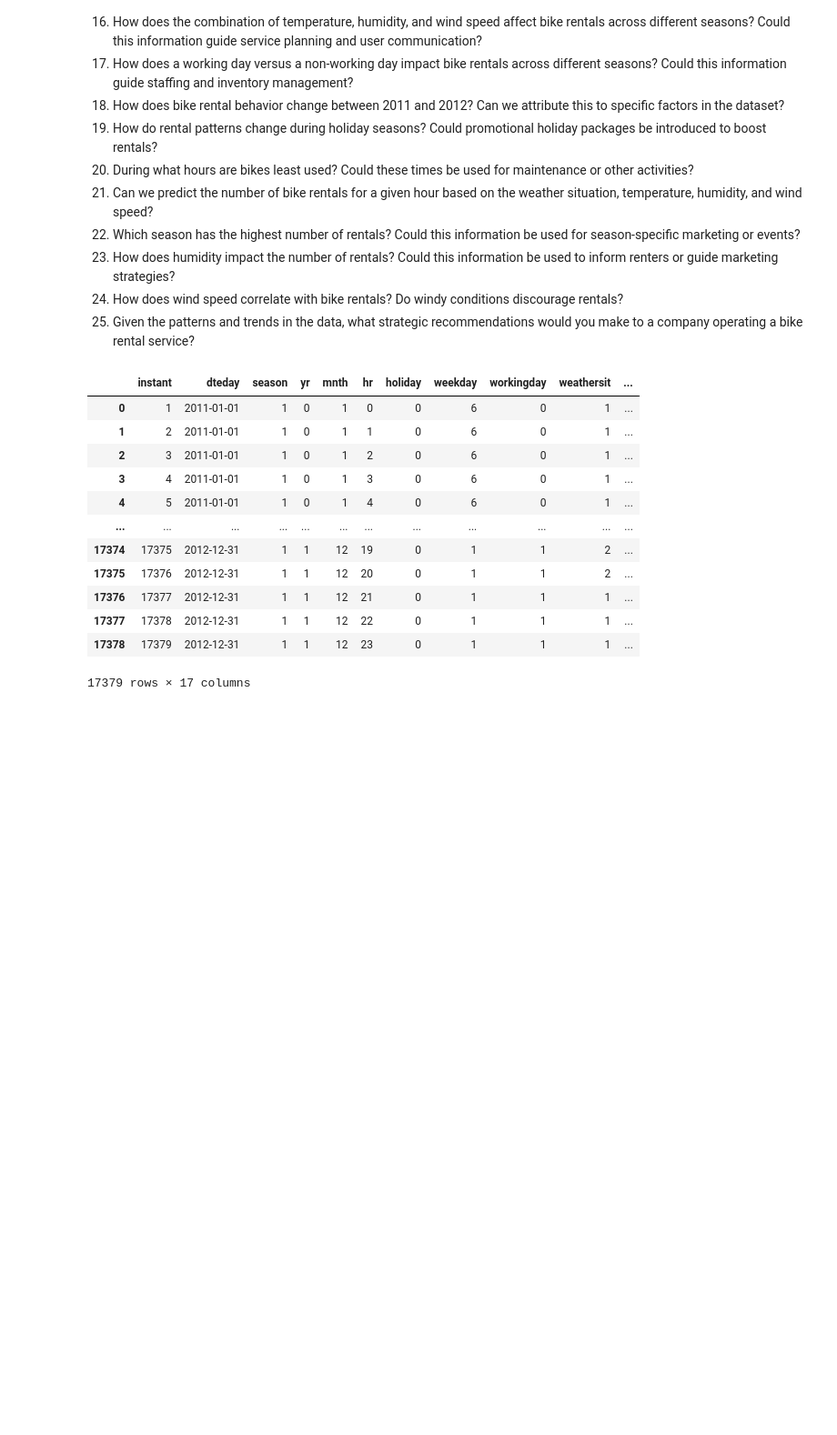
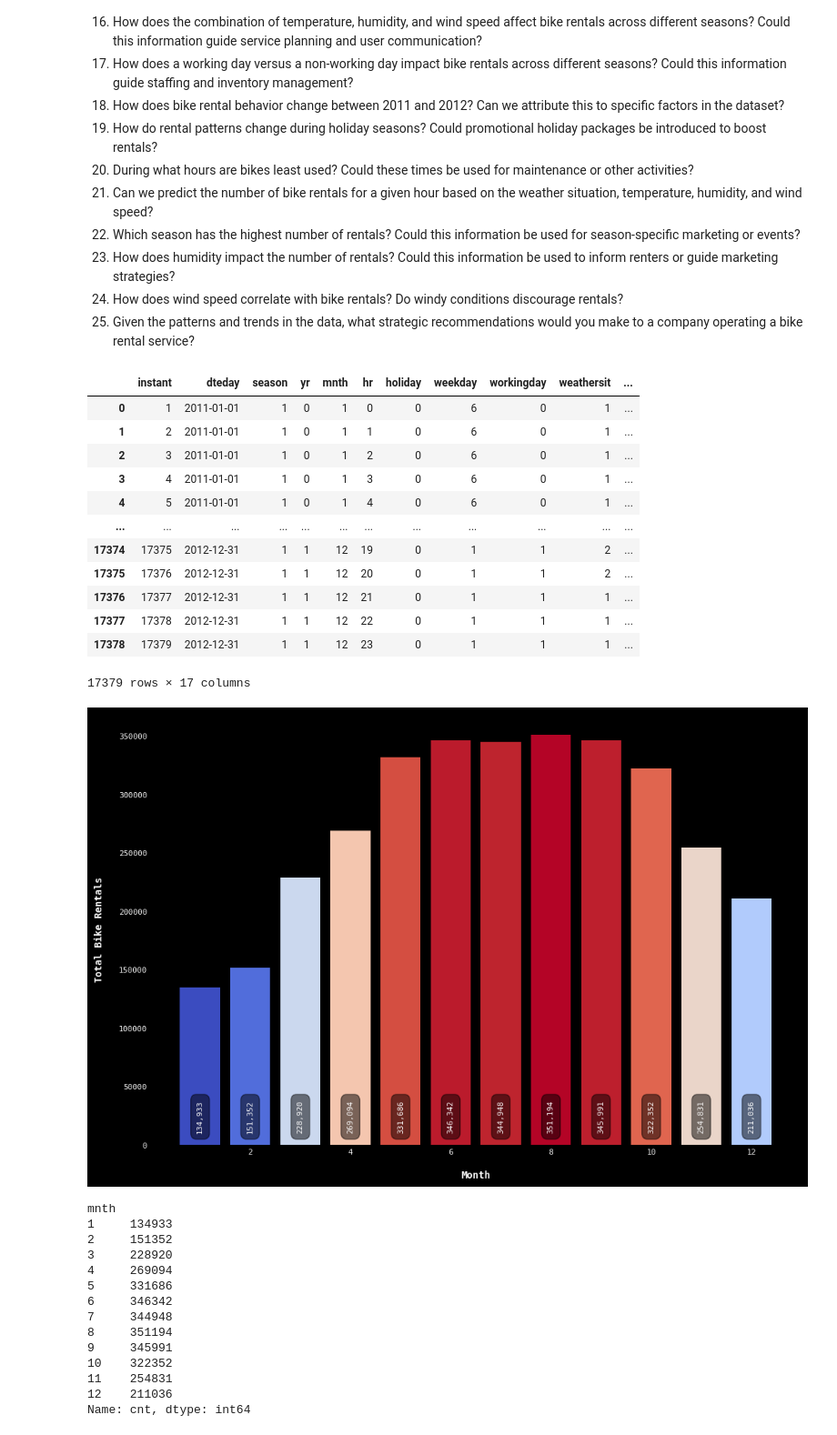
Before and after one commit to jparkington/Project-Cultivate, a Jupyter notebook: Exploration.ipynb, the cells around one changed output. Shown: that part at 91% size. Saved outputs shown, nothing was run; the diff lists cells and outputs as text; code cells hidden in the pictures; blank space fills up the shorter version.

```diff
--- a/Exploration.ipynb
+++ b/Exploration.ipynb
@@ -9,12 +9,15 @@ runtime configuration parameters to define attributes of each chart once, so tha
 for each subsequent plot.
 '''
 
+import calendar          as cal
+import datetime          as dtt
 import numpy             as np
 import pandas            as pd
 import seaborn           as sns
 import scipy             as sci
 import matplotlib.pyplot as plt
 
+from cycler import cycler
 from typing import *
 
 plot_params = {
@@ -29,10 +32,11 @@ plot_params = {
     'axes.labelweight'   : 'bold',               # Legend parameters
     'axes.titlesize'     : 12,                   'legend.fontsize'    : 8,
     'axes.titleweight'   : 'bold',               'legend.facecolor'   : '0.3',
+    'axes.labelpad'      : 15,
 
     # Grid parameters                            # Figure parameters
     'grid.linestyle'     : ':',                  'figure.facecolor'   : 'black',
-    'grid.color'         : '0.5',                'figure.figsize'     : (10, 6),
+    'grid.color'         : '0.5',                'figure.figsize'     : (12, 8),
 
     # Font and text parameters                   # Color cycles
     'font.family'        : 'DejaVu Sans Mono',   'axes.prop_cycle'    : cycler(color = sns.color_palette('Set2')),
@@ -123,3 +127,56 @@ bike_sharing
 | 17377 | 17378 | 2012-12-31 | 1 | 1 | 12 | 22 | 0 | 1 | 1 | 1 | ... |
 | 17378 | 17379 | 2012-12-31 | 1 | 1 | 12 | 23 | 0 | 1 | 1 | 1 | ... |
 17379 rows × 17 columns
+# %%
+# 1. What is the busiest month of the year for bike rentals?
+
+def busiest_month(df : pd.DataFrame) -> str:
+    '''
+    Finds and visualizes the busiest month of the year for bike rentals with a heatmap-like color scheme.
+
+    This function groups the data by month and sums the total counts of bike rentals for each month.
+    The result is visualized using a bar plot with a heatmap-like color palette, where the color intensity
+    corresponds to the number of rentals, providing a visually compelling representation of the busiest months.
+
+    Parameters:
+        df (pd.DataFrame) : The bike sharing dataset as a pandas DataFrame.
+
+    Insights drawn from this analysis could be valuable for making informed decisions regarding marketing campaigns,
+    staffing, inventory management, etc. For instance, during the busiest month, bike-sharing companies might want
+    to increase their marketing efforts to maximize profit, ensure they have sufficient staff to handle the increased
+    demand, and make sure they have enough bikes in inventory to meet customer needs.
+    '''
+
+    month_counts = df.groupby('mnth')['cnt'].sum()
+    norm         = plt.Normalize(month_counts.min(), month_counts.max())
+
+    bars = plt.bar(x      = month_counts.index,
+                   height = month_counts.values,
+                   color  = plt.cm.coolwarm(norm(month_counts.values)))
+
+    for bar in bars:
+        plt.text(bar.get_x() + bar.get_width() / 2, 10000, f'{int(bar.get_height()):,}',
+                 va = 'bottom', ha = 'center', rotation = 90,
+                 bbox = dict(facecolor = '0', alpha = 0.5, boxstyle = 'round, pad = 0.75'))
+
+    plt.xlabel('Month')
+    plt.ylabel('Total Bike Rentals')
+    plt.show()
+
+busiest_month(bike_sharing)
+# %% [output]
+[figure, added]
+mnth
+1     134933
+2     151352
+3     228920
+4     269094
+5     331686
+6     346342
+7     344948
+8     351194
+9     345991
+10    322352
+11    254831
+12    211036
+Name: cnt, dtype: int64
```
Also changed, not shown: parts of 3 cells of this notebook.
